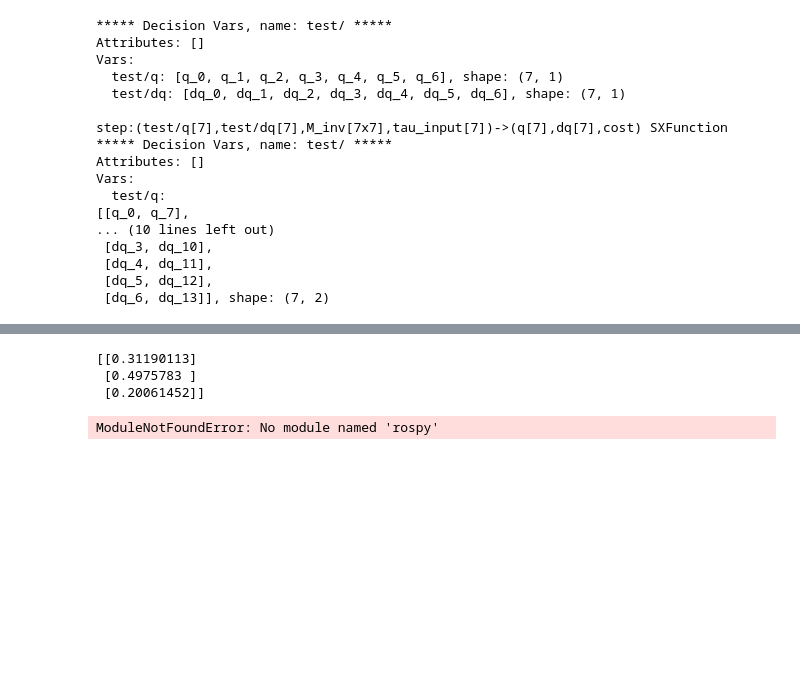
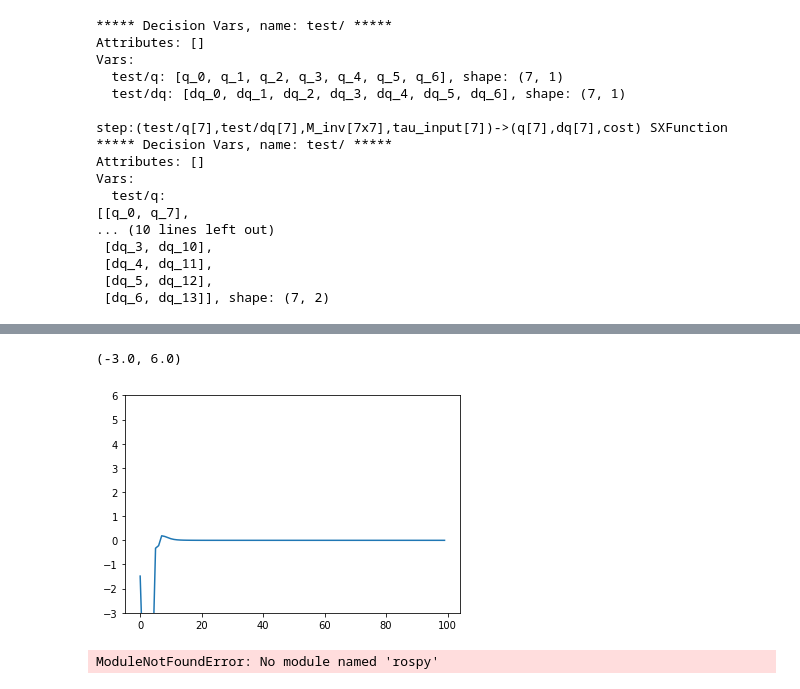
Before and after one commit to sehoon74/contact_mpc, a Jupyter notebook: test_dec_vars_and_primitives.ipynb, the cells around one changed output, grey strips where cells are left out. Saved outputs shown, nothing was run; the diff lists cells and outputs as text; code cells hidden in the pictures; blank space fills up the shorter version.

```diff
--- a/test_dec_vars_and_primitives.ipynb
+++ b/test_dec_vars_and_primitives.ipynb
@@ -156,36 +155,40 @@ print(c2.get_force({'p':ca.DM([0.5, 0.3, -0.5]),
-# %%
-# Test convergence
-from robot import Robot
-par1 = {'pos': [0, 0, 0.0],
-        'stiff': [0, 0, 100],
-        'rest':[0, 0, 0.2]}
-par2 = {'pos': [0, 0, 0],
-        'stiff': [0, 100, 0],
-        'rest': [0, 0.5, 0]}
-c1 = Contact('c1/', par1, [], {'cov_init':{}, 'proc_noise':{}})
-c2 = Contact('c2/', par2, [], {'cov_init':{}, 'proc_noise':{}})
-
-rob = Robot('config/franka.urdf', subsys = [c1, c2], name = 'test/')
-rob.build_step(0.1)
-#print(rob.get_state(1))
-# test that it converges as expected
-q = np.zeros(7)
-dq = np.zeros(7)
-tau = np.zeros(7)
-state = NamedDict('test/', {'q':q, 'dq':dq})
-inp_args = dict(tau_input=tau, M_inv=rob.inv_mass_fn(state['q']))
-
-for _ in range(100):
-    inp_args.update(state)
-    res = rob.step(**inp_args)
-    state['q'] = res['q']
-    state['dq'] = res['dq']
-res_dict = rob.get_ext_state(state)
-print(res_dict['p'])
-# %% [output]
-[[0.31190113]
- [0.4975783 ]
- [0.20061452]]
+# %%
+## Test convergence
+import matplotlib.pyplot as plt
+from robot import Robot
+par1 = {'pos': [0, 0, 0.0],
+        'stiff': [0, 0, 2e4],
+        'rest':[0, 0, 0.2]}
+par2 = {'pos': [0, 0, 0],
+        'stiff': [0, 2e4, 0],
+        'rest': [0, 0.5, 0]}
+c1 = Contact('c1/', par1, [], {'cov_init':{}, 'proc_noise':{}})
+c2 = Contact('c2/', par2, [], {'cov_init':{}, 'proc_noise':{}})
+
+rob = Robot('config/franka.urdf', subsys = [c1, c2], name = 'test/', visc_fric = 50)
+rob.build_step(0.02)
+#print(rob.get_state(1))
+# test that it converges as expected
+q = np.zeros(7)
+dq = np.zeros(7)
+tau = np.zeros(7)
+state = NamedDict('test/', {'q':q, 'dq':dq})
+inp_args = dict(tau_input=tau, M_inv=rob.inv_mass_fn(state['q']))
+z = []
+for _ in range(100):
+    inp_args.update(state)
+    res = rob.step(**inp_args)
+    state['q'] = res['q']
+    state['dq'] = res['dq']
+    res_dict = rob.get_ext_state(state)
+    #print(res_dict['dx'].T)
+    z.append(res_dict['dx'][2])
+
+plt.plot(z)
+plt.ylim(-3, 6)
+# %% [output]
+(-3.0, 6.0)
+[figure, added]
 # %%
 from robot import Robot
 from contact import Contact
```
Also changed, not shown: parts of 4 cells of this notebook, 12 other files.
